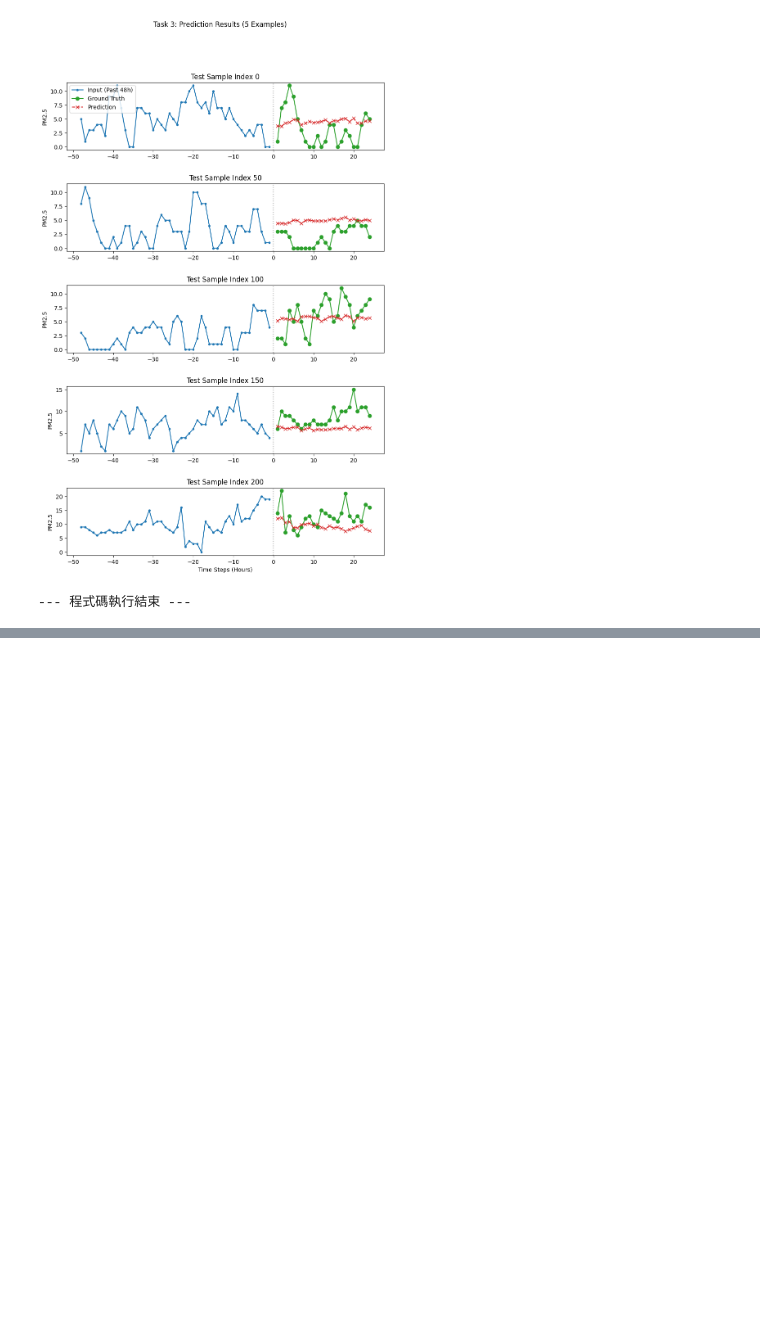
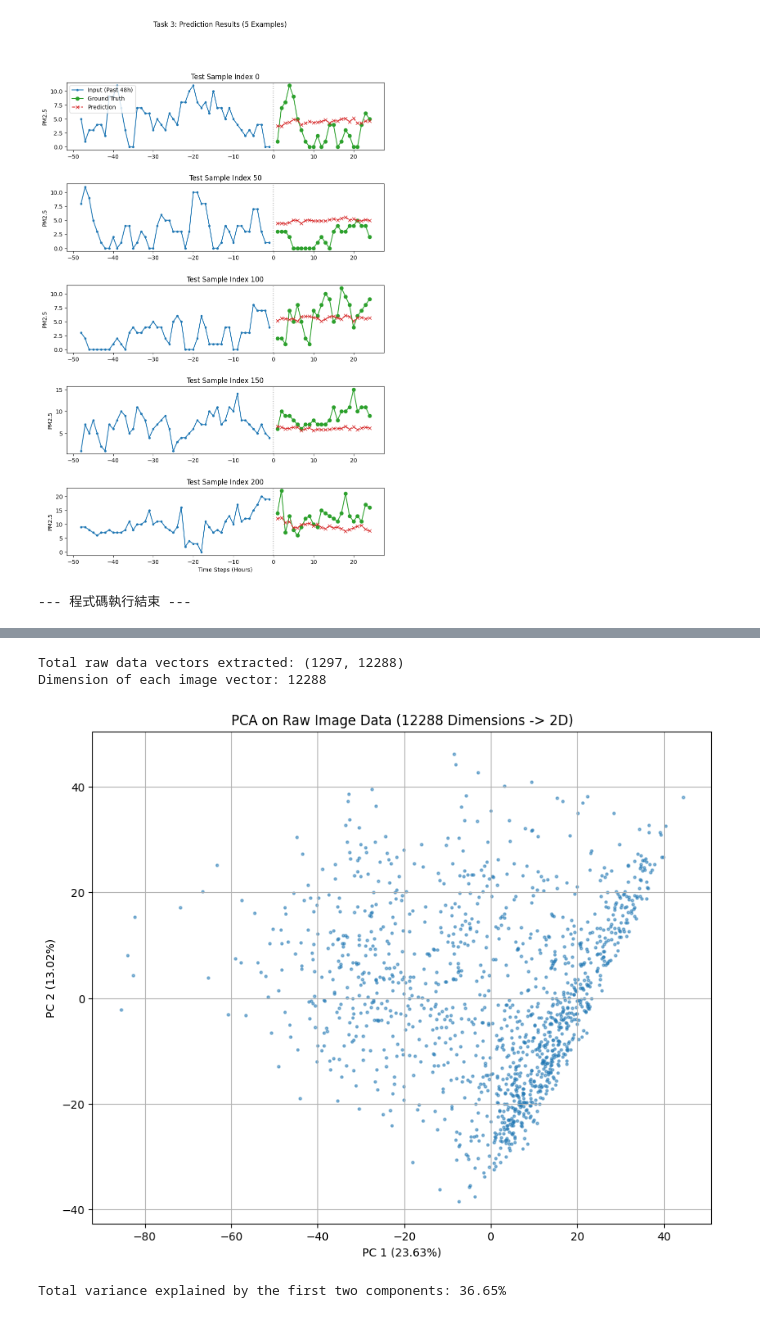
Before and after one commit to jcpan821/DL, a Jupyter notebook: 作業/HW3/hw3_114033607.ipynb, the cells around one changed output, grey strips where cells are left out. Saved outputs shown, nothing was run; the diff lists cells and outputs as text; code cells hidden in the pictures; blank space fills up the shorter version.

```diff
--- a/作業/HW3/hw3_114033607.ipynb
+++ b/作業/HW3/hw3_114033607.ipynb
@@ -501,0 +777,43 @@ imshow(grid_img, title="Task 1: Preprocessed Lego Minifigures (64x64)")
+# %%
+# 警告: 請確保您已執行 Part II 的 Task 1 (資料準備)，
+# 且 train_loader, val_loader, test_loader 變數已存在於記憶體中。
+
+# ==========================================
+# 執行 PCA on Raw Image Data
+# ==========================================
+
+# 1. 提取原始圖片數據並展平 (Flatten Raw Data)
+raw_data_vectors = []
+
+# 迭代 test_loader，將所有圖片轉換為 NumPy 陣列
+for data in test_loader:
+    # data: (Batch_size, 3, 64, 64)
+    # 展平: (Batch_size, 3 * 64 * 64 = 12288)
+    flattened_batch = data.view(data.size(0), -1)
+    raw_data_vectors.append(flattened_batch.cpu().numpy())
+
+X_raw = np.concatenate(raw_data_vectors, axis=0)
+print(f"Total raw data vectors extracted: {X_raw.shape}")
+print(f"Dimension of each image vector: {X_raw.shape[1]}")
+
+# 2. PCA 降維至 2D
+pca_raw = PCA(n_components=2)
+X_2d = pca_raw.fit_transform(X_raw)
+
+# 3. 視覺化原始數據的 PCA 空間
+plt.figure(figsize=(10, 8))
+plt.scatter(X_2d[:, 0], X_2d[:, 1], alpha=0.5, s=5)
+plt.title('PCA on Raw Image Data (12288 Dimensions -> 2D)')
+plt.xlabel(f'PC 1 ({pca_raw.explained_variance_ratio_[0]*100:.2f}%)')
+plt.ylabel(f'PC 2 ({pca_raw.explained_variance_ratio_[1]*100:.2f}%)')
+plt.grid(True)
+plt.show()
+
+# 4. 報告總解釋方差
+total_variance = pca_raw.explained_variance_ratio_.sum()
+print(f"Total variance explained by the first two components: {total_variance*100:.2f}%")
+# %% [output]
+Total raw data vectors extracted: (1297, 12288)
+Dimension of each image vector: 12288
+[figure, added]
+Total variance explained by the first two components: 36.65%
```
Also changed, not shown: parts of 14 cells of this notebook.
